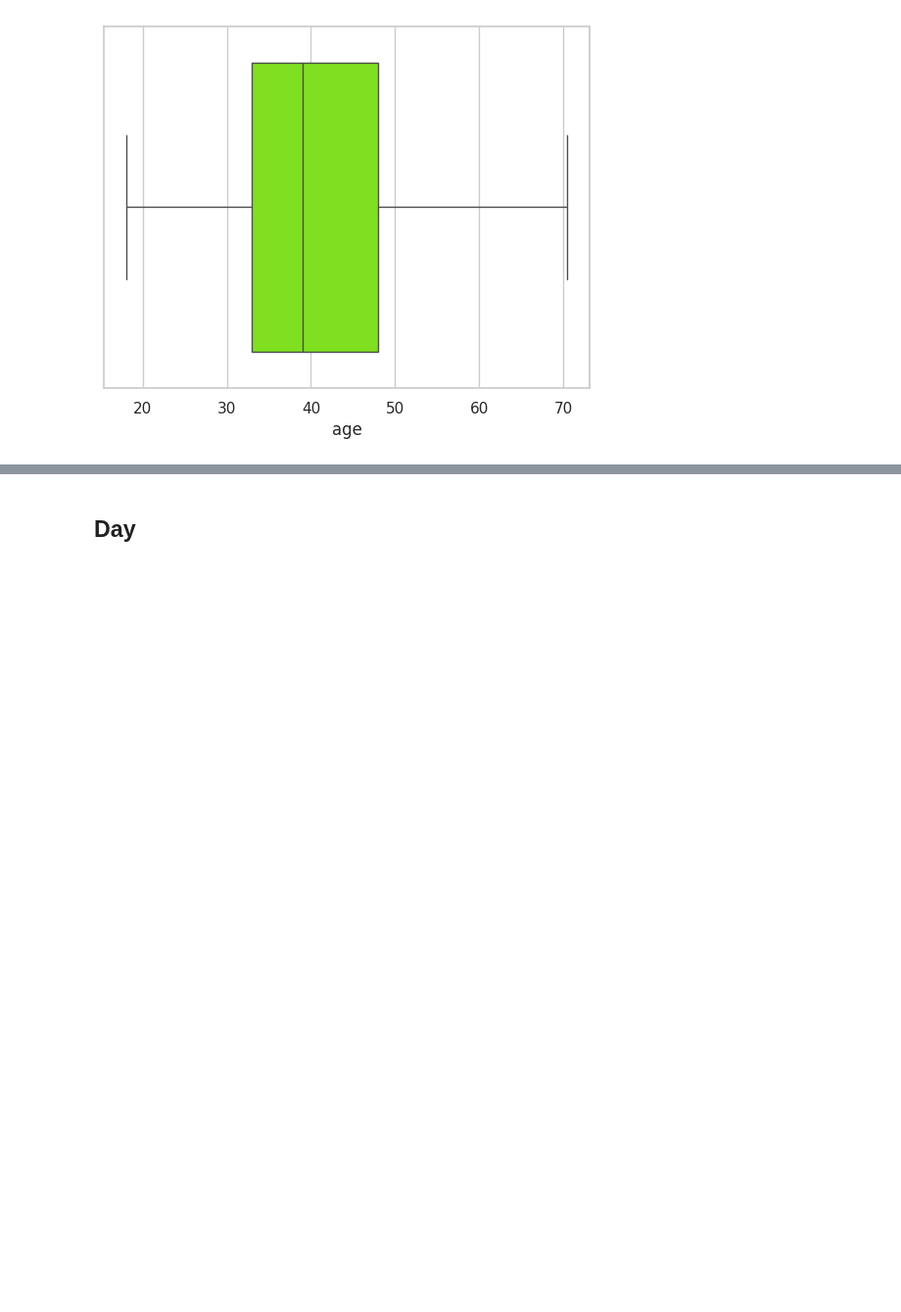
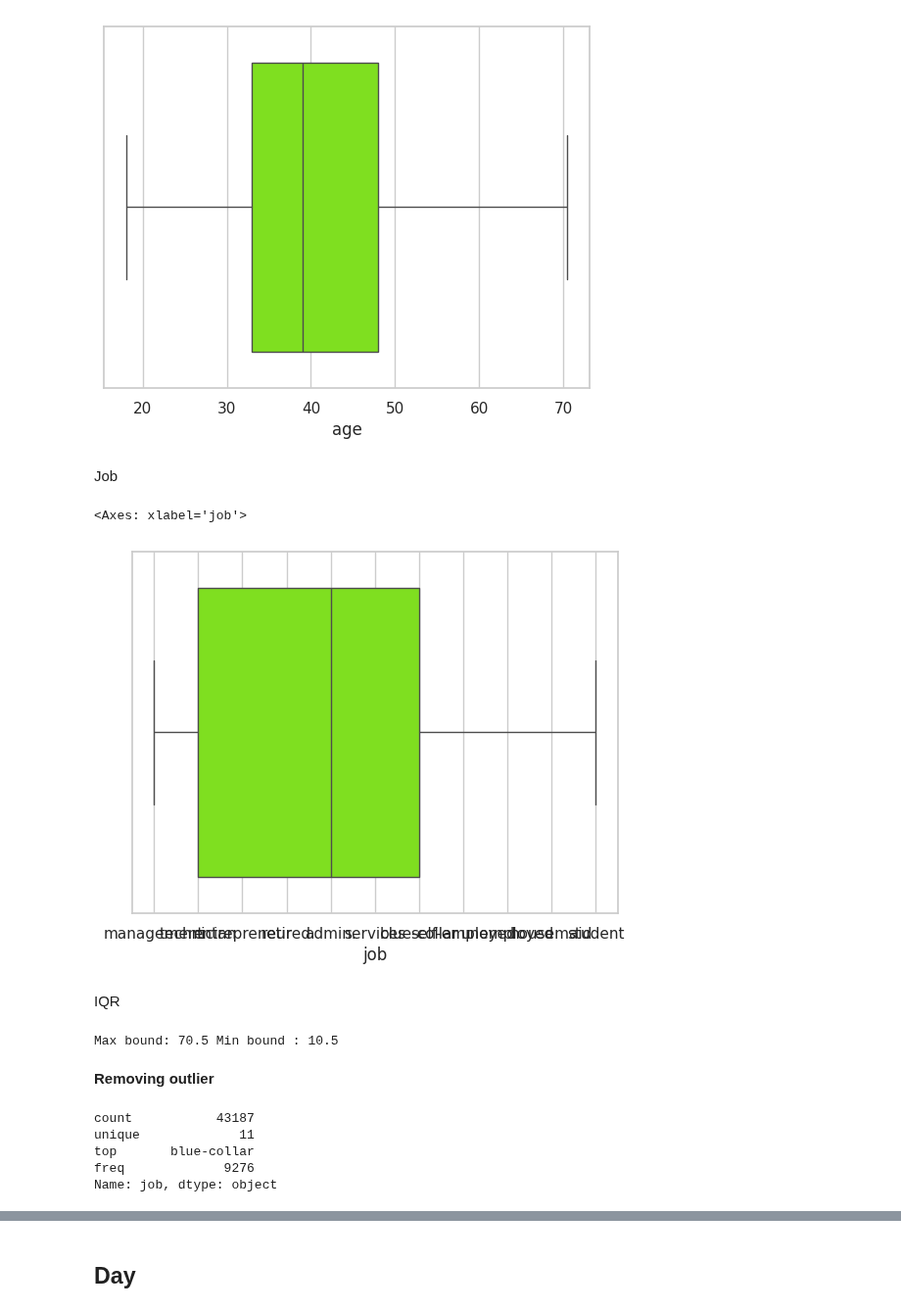
Before and after one commit to Kabilan83/MDTE4-Final-Project, a Jupyter notebook: FP_Cus_Conversion_Prediction.ipynb, the cells around one changed output, grey strips where cells are left out. Shown at 98% size. Cells and saved outputs as stored; diff of their text form; code cells hidden in the pictures; blank space fills up the shorter version.

```diff
--- a/FP_Cus_Conversion_Prediction.ipynb
+++ b/FP_Cus_Conversion_Prediction.ipynb
@@ -680,3 +757,30 @@ sns.boxplot(x=df['age'], color='Chartreuse')
 # %% [output]
 <Axes: xlabel='age'>
 [figure]
+# %% [markdown]
+Job
+# %%
+sns.set(style="whitegrid")
+sns.boxplot(x=df['job'], color='Chartreuse')
+# %% [output]
+<Axes: xlabel='job'>
+[figure, added]
+# %% [markdown]
+IQR
+# %%
+IQR = q3 - q1
+upper = q3 + 1.5 * IQR
+lower = q1 - 1.5 * IQR
+print("Max bound:", upper, "Min bound :", lower)
+# %% [output]
+Max bound: 70.5 Min bound : 10.5
+# %% [markdown]
+**Removing outlier**
+# %%
+df.job.describe()
+# %% [output]
+count           43187
+unique             11
+top       blue-collar
+freq             9276
+Name: job, dtype: object
```
Also changed, not shown: parts of 22 cells of this notebook.
